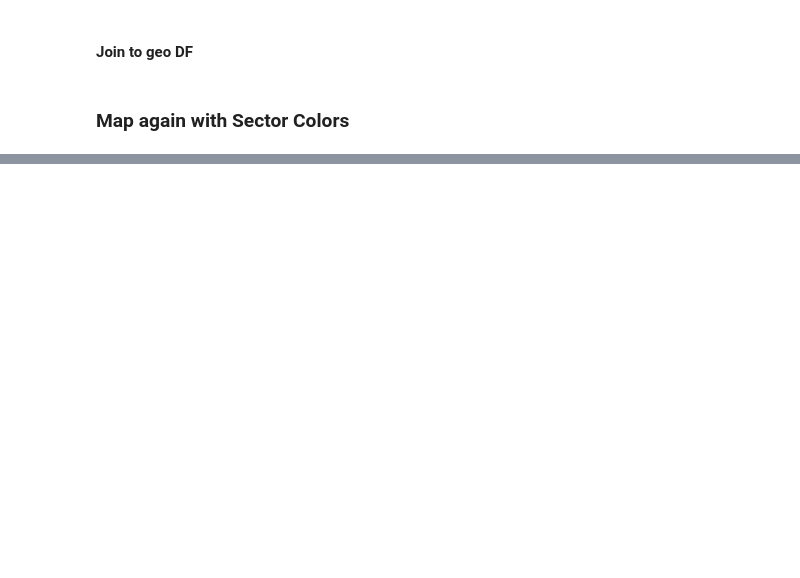
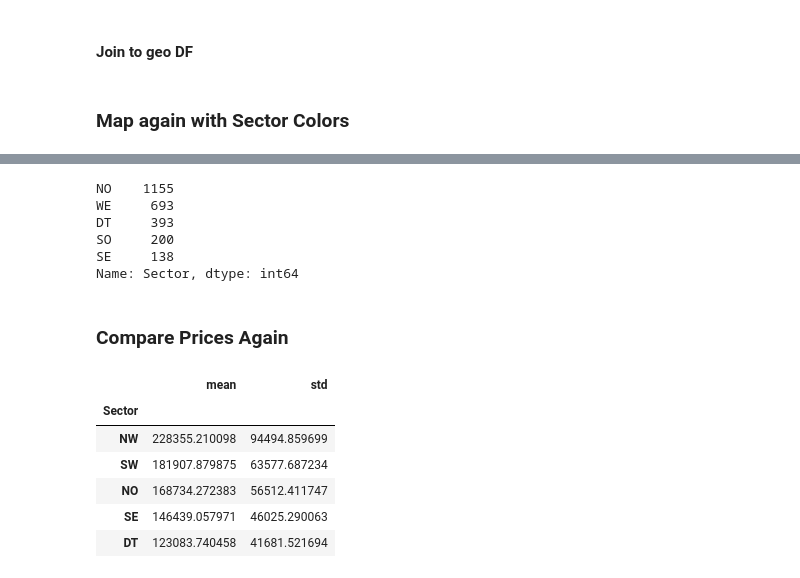
Before and after one commit to dnie44/nycdatascience_ML_project, a Jupyter notebook: daniel/1_Mapping.ipynb, the cells around one changed output, grey strips where cells are left out. Saved outputs shown, nothing was run; the diff lists cells and outputs as text; code cells hidden in the pictures; blank space fills up the shorter version.

```diff
--- a/daniel/1_Mapping.ipynb
+++ b/daniel/1_Mapping.ipynb
@@ -239,0 +259,10 @@ show(fig)
+# %%
+temp['Sector'] = [code[each] for each in temp.Neighborhood]
+temp.Sector.value_counts()
+# %% [output]
+NO    1155
+WE     693
+DT     393
+SO     200
+SE     138
+Name: Sector, dtype: int64
@@ -239,0 +323,2 @@ show(fig)
+# %% [markdown]
+### Compare Prices Again
@@ -239,0 +331,10 @@ show(fig)
+# %%
+anal_1.groupby('Sector')['SalePrice'].agg(['mean','std']).sort_values(by='mean', ascending=False)
+# %% [output]
+|  | mean | std |
+| Sector |  |  |
+| NW | 228355.210098 | 94494.859699 |
+| SW | 181907.879875 | 63577.687234 |
+| NO | 168734.272383 | 56512.411747 |
+| SE | 146439.057971 | 46025.290063 |
+| DT | 123083.740458 | 41681.521694 |
```
Also changed, not shown: parts of 25 cells of this notebook, 5 other files.
